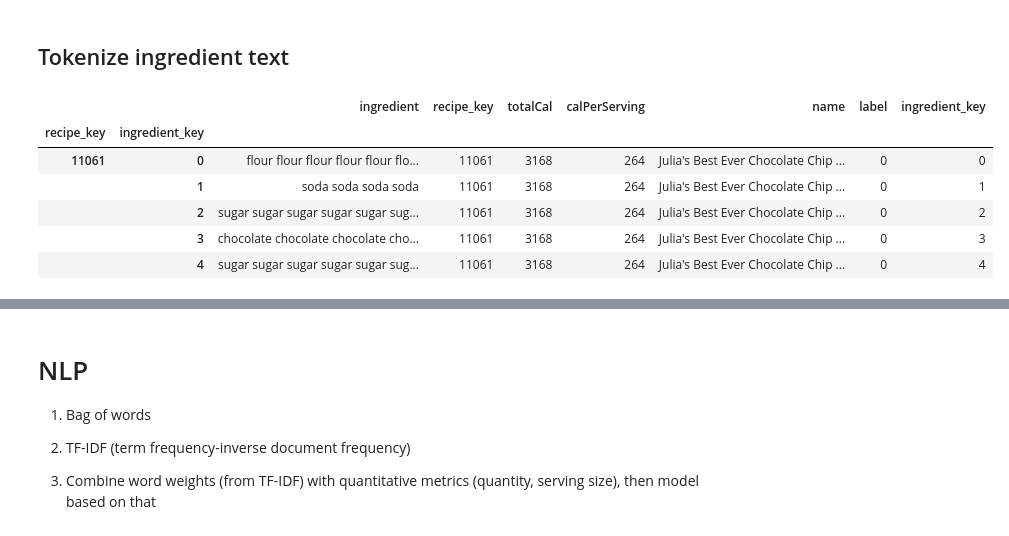
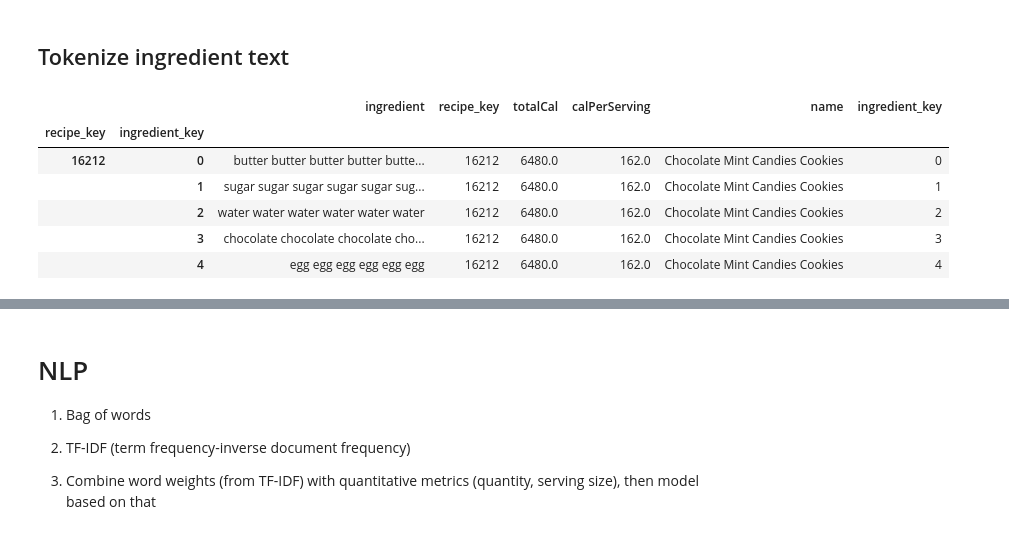
Before and after one commit to jinny-sun/cookie-cutter, a Jupyter notebook: CookieCutter.ipynb, the cells around one changed output, grey strips where cells are left out. Drawn from its saved outputs; the diff is of its cells as text; code cells hidden in the pictures.

```diff
--- a/CookieCutter.ipynb
+++ b/CookieCutter.ipynb
@@ -62,7 +65,7 @@ def get_ingredients (x):
 def get_quantity(x):
     quantity = [y[0] for y in x] # use for df
     units_with_ingredient = [y[1] for y in x]
-    df_of_units = pd.DataFrame({'ingredient':units_with_ingredient, 'quantity':quantity})
+    df_of_units = pd.DataFrame({'quantity':quantity, 'ingredient':units_with_ingredient})
     return (df_of_units)
 
 def match_uids(originaldf, longdf):
@@ -70,7 +73,6 @@ def match_uids(originaldf, longdf):
         longdf[row]['recipe_key']=originaldf['recipe_key'][row]
         longdf[row]['calPerServing']=originaldf['calPerServing'][row]
         longdf[row]['totalCal']=originaldf['totalCal'][row]
-        longdf[row]['num_ingredients']=originaldf['num_ingredients'][row]
         longdf[row]['servings']=originaldf['servings'][row]
         longdf[row]['name']=originaldf['name'][row]
     return(longdf)
@@ -103,7 +105,9 @@ def text_process(mess):
                 'morsel','nugget','candy','crisp','super','fine','decoration','sucralose','puree','pureed','rainbow',
                 'cut','frozen','broken','round','concentrate','miniature','cooky','virgin','dusting','half','baby',
                 'food','jar','seedless','container','box','granule','filling','cold','super','ripe','moisture',
-                'packet','instant','mint','ripe','sea','coarse','fun','size','funsize','bulk','chopped','torn']
+                'packet','instant','mint','ripe','sea','coarse','fun','size','funsize','bulk','chopped','torn',
+                'inch','shell','quality','strap','bittersweet','gallon','pure','cane','liquid','drop','hard','yellow'
+                'black','strap','kiss','protein','supplement','dessert']
 
     # Remove anything in parenthesis
     mess = re.sub(r"\([^\)]+\)", '', mess)
@@ -148,9 +152,9 @@ def join_strings(mess):
 # %%
 # Load data
 #df = pd.read_csv('dataset_allrecipes-test-v3_2020-06-02_01-37-25-797.csv') # Dinner recipes
-df = pd.read_csv('dataset_allrecipes-test-v4_choco_chip_cookie_2020-06-06_22-41-30-703.csv') # Chocolate chip recipes
+# df = pd.read_csv('dataset_allrecipes-test-v4_choco_chip_cookie_2020-06-06_22-41-30-703.csv') # Chocolate chip recipes
 
-# df = pd.read_csv('dataset_allrecipes-test-v4_all-cookies_2020-06-06_22-20-57-219.csv') # all cookie recipes
+df = pd.read_csv('dataset_allrecipes-test-v4_all-cookies_2020-06-06_22-20-57-219.csv') # all cookie recipes
 # df2 = pd.read_csv('dataset_allrecipes-test-v4_all-ingredients_2020-06-06_22-40-04-991.csv') # all ingredient recipes
 # df = pd.concat([df,df2]).drop_duplicates() # combine all cookie and ingredient recipes
 
@@ -160,13 +164,9 @@ df.rename(columns = {'calories':'calPerServing', 'cook':'cookTime', 'prep':'prep
 # Create unique id
 df['recipe_key'] = df['url'].apply(lambda x:int(re.findall(r"\d+", x)[0]))
 
-# Keep recipes that have between 12 and 64 servings
-df = df[(df['servings']<=64) & (df['servings']>=12)]
 # Calculate total calories per recipe
 df['totalCal'] = df['calPerServing']*df['servings']
-
-# Remove null values and reset index
-#df.dropna(axis=0, how='any',inplace=True)  # drop recipes missing cooking times
+df = df[(df['servings']<=64) & (df['servings']>=12) & (df['totalCal']<10000)] #filter for recipes with 12-64 servings and < 10,000 total calories
 df.reset_index(inplace=True, drop=True)
 
 # Clean ingredient text
@@ -177,7 +177,6 @@ df['recipeIngredient'] = [item + ';' for item in df['recipeIngredient']] # add s
 df['recipeIngredient'] = [multireplace(x, dict_unicode) for x in df['recipeIngredient']] # replace unicode characters
 df['recipeIngredient'] = [string_replace(x) for x in df['recipeIngredient']] # remove whitespace
 ing = [get_ingredients(x) for x in df['recipeIngredient']] # separate ingredients into list of list of tupules of ingredient strings
-df['num_ingredients'] = [len(x) for x in ing] # count number of ingredients per recipe
 
 df_ing = [get_quantity(x) for x in ing] # separate units of measure and ingredients & creates a pandas dataframe for each recipe
 
@@ -243,39 +215,35 @@ clean_df['unit'] = np.where(clean_df.ingredient.str.contains("dash"), .3,
 # %%
 # Tokenization = convert text string into list of tokens, or words, we want (i.e., cleaned version of words).
 import string
 from nltk.corpus import stopwords
 clean_df['ingredient']=[text_process(x) for x in clean_df['ingredient']]
-
-# thresh = 600; # Dinner recipe calorie threshold; mean = 500, median = 463, 75%quartile = 600
-thresh = 6000; # 250 calores for 24 cookies
-df['label'] = [1 if a_ > thresh else 0 for a_ in df['calPerServing']]
-clean_df['label'] = [1 if a_ > thresh else 0 for a_ in clean_df['calPerServing']]
 
 # Total quantity of each ingredient needed for recipe (grams* quantity) and condense into a list.
 clean_df['norm_quant'] = round(clean_df['unit']*clean_df['quantity'])
 clean_df['norm_quant'] = clean_df['norm_quant'].astype(int)
 
 # One word per ingredient - keep only nouns, join multiple words as one string
 clean_df['ingredient'] = [test_noun(tokens) for tokens in clean_df['ingredient']]
 clean_df['ingredient'] = [''.join(tokens) for tokens in clean_df['ingredient']]
 
 # Repeat word by normalized quantity
-clean_df['ingredient'] = clean_df['ingredient'].astype(str) + ' '
-zipped = list(zip(clean_df['ingredient'], clean_df['norm_quant']))
-output = [t[0]*t[1] for t in zipped]
-final_df = pd.DataFrame(output, columns=['ingredient'])
-final_df[['recipe_key','totalCal','calPerServing','name','label','ingredient_key']] = clean_df[['recipe_key','totalCal','calPerServing','name','label','index']]
+clean_df2 = clean_df.copy()
+clean_df2['ingredient'] = clean_df2['ingredient'].astype(str) + ' '
+zipped = list(zip(clean_df2['ingredient'], clean_df2['norm_quant']))
+inglist = [t[0]*t[1] for t in zipped]
+final_df = pd.DataFrame(inglist, columns=['ingredient'])
+final_df[['recipe_key','totalCal','calPerServing','name','ingredient_key']] = clean_df[['recipe_key','totalCal','calPerServing','name','index']]
 
 # Create multiIndex / hierarchical Dataframe
 tuples = list(zip(*[final_df['recipe_key'],final_df['ingredient_key']]))
 index = pd.MultiIndex.from_tuples(tuples, names=['recipe_key', 'ingredient_key'])
 final_df.set_index(index,inplace=True)
 final_df.head()
 # %% [output]
-|  |  | ingredient | recipe_key | totalCal | calPerServing | name | label | ingredient_key |
-| recipe_key | ingredient_key |  |  |  |  |  |  |  |
-| 11061 | 0 | flour flour flour flour flour flo... | 11061 | 3168 | 264 | Julia's Best Ever Chocolate Chip ... | 0 | 0 |
-|  | 1 | soda soda soda soda | 11061 | 3168 | 264 | Julia's Best Ever Chocolate Chip ... | 0 | 1 |
-|  | 2 | sugar sugar sugar sugar sugar sug... | 11061 | 3168 | 264 | Julia's Best Ever Chocolate Chip ... | 0 | 2 |
-|  | 3 | chocolate chocolate chocolate cho... | 11061 | 3168 | 264 | Julia's Best Ever Chocolate Chip ... | 0 | 3 |
-|  | 4 | sugar sugar sugar sugar sugar sug... | 11061 | 3168 | 264 | Julia's Best Ever Chocolate Chip ... | 0 | 4 |
+|  |  | ingredient | recipe_key | totalCal | calPerServing | name | ingredient_key |
+| recipe_key | ingredient_key |  |  |  |  |  |  |
+| 16212 | 0 | butter butter butter butter butte... | 16212 | 6480.0 | 162.0 | Chocolate Mint Candies Cookies | 0 |
+|  | 1 | sugar sugar sugar sugar sugar sug... | 16212 | 6480.0 | 162.0 | Chocolate Mint Candies Cookies | 1 |
+|  | 2 | water water water water water water | 16212 | 6480.0 | 162.0 | Chocolate Mint Candies Cookies | 2 |
+|  | 3 | chocolate chocolate chocolate cho... | 16212 | 6480.0 | 162.0 | Chocolate Mint Candies Cookies | 3 |
+|  | 4 | egg egg egg egg egg egg | 16212 | 6480.0 | 162.0 | Chocolate Mint Candies Cookies | 4 |
```
Also changed, not shown: parts of 120 cells of this notebook.
